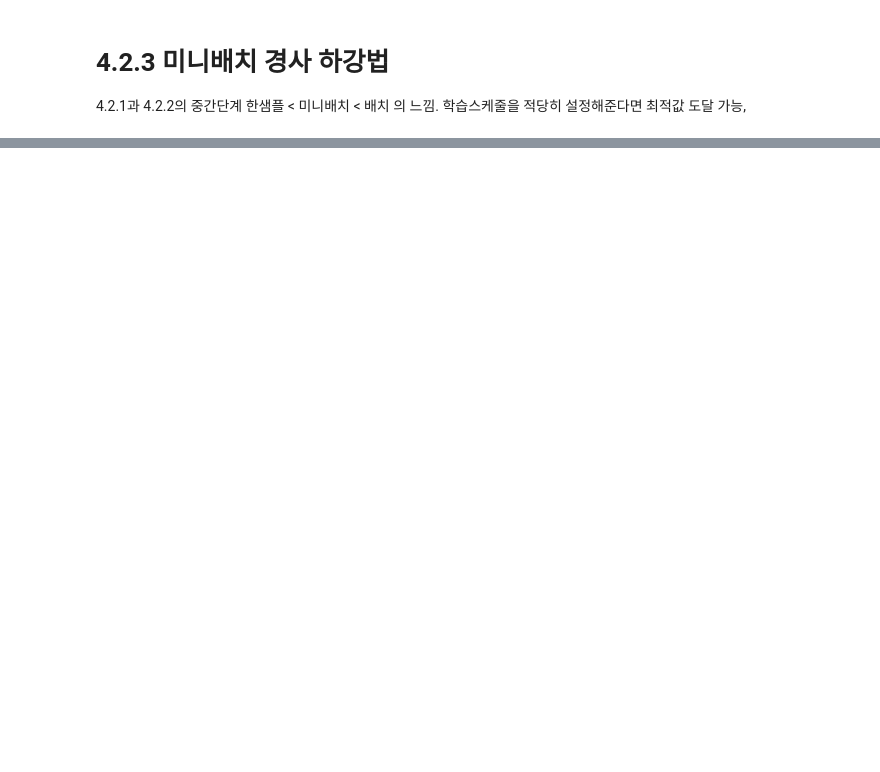
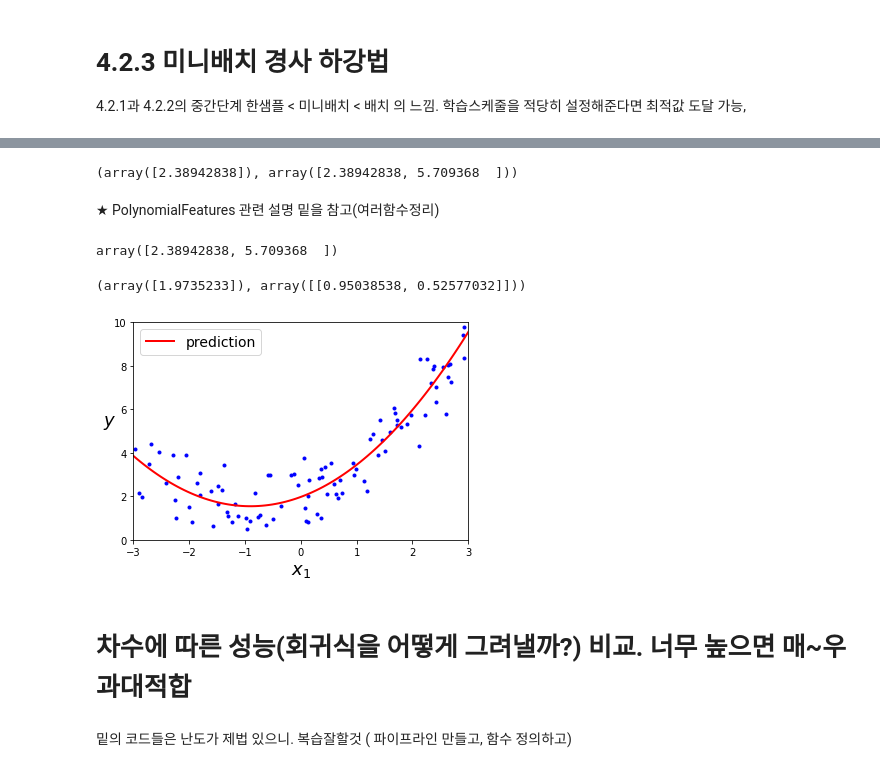
Before and after one commit to HWANG-HOE-SUN/Handson, a Jupyter notebook: MlStudy04.ipynb, the cells around one changed output, grey strips where cells are left out. Cells and saved outputs as stored; diff of their text form; code cells hidden in the pictures; blank space fills up the shorter version.

```diff
--- a/MlStudy04.ipynb
+++ b/MlStudy04.ipynb
@@ -230,0 +244,37 @@ plt.show()
+# %%
+from sklearn.preprocessing import PolynomialFeatures
+poly_features = PolynomialFeatures(degree=2, include_bias = False) # 입력으로 열벡터or행벡터만 가짐.(So,배열을 reshape 해주자. -1,1) 행으로하면 보기 안좋음
+X_poly = poly_features.fit_transform(X)
+X[0], X_poly[0] # X는 원래 입력변수. X_poly는 원래변수와 변환된변수(for2차, 다항회귀) 둘 다 포함
+# %% [output]
+(array([2.38942838]), array([2.38942838, 5.709368  ]))
+# %% [markdown]
+★ PolynomialFeatures 관련 설명 밑을 참고(여러함수정리)
+# %%
+X_poly[0] # 원래X값 과 X2차식(x의제곱)값. 이 두가지를 통해 y1, y2 두 예측값 얻을거임(y값중 왼쪽은 1차계수, 오른쪽은 2차계수 예측)
+# %% [output]
+array([2.38942838, 5.709368  ])
+# %%
+lin_reg = LinearRegression()
+lin_reg.fit(X_poly,y)
+lin_reg.intercept_,lin_reg.coef_ # 0.44x^2 + 1.07x + 2.15라고 예측했음.(식을)
+# %% [output]
+(array([1.9735233]), array([[0.95038538, 0.52577032]]))
+# %%
+X_new=np.linspace(-3, 3, 100).reshape(100, 1) #reshape을통해 행벡터를 100x1열벡터로 바꿨음,
+X_new_poly = poly_features.transform(X_new) #점 하나하나를 poly전처리 과정 거쳐야 되기에. 위의 과정처럼 0,2 범위 하나씩 뽑아서하면 안된다.
+y_new = lin_reg.predict(X_new_poly)
+plt.plot(X, y, "b.")
+plt.plot(X_new, y_new, "r-", linewidth=2, label="prediction")
+plt.xlabel("$x_1$", fontsize=18)
+plt.ylabel("$y$", rotation=0, fontsize=18)
+plt.legend(loc="upper left", fontsize=14)
+plt.axis([-3, 3, 0, 10])
+plt.savefig("quadratic_predictions_plot")
+plt.show()
+# %% [output]
+[figure, added]
+# %% [markdown]
+# 차수에 따른 성능(회귀식을 어떻게 그려낼까?) 비교. 너무 높으면 매~우 과대적합
+# %% [markdown]
+밑의 코드들은 난도가 제법 있으니. 복습잘할것 ( 파이프라인 만들고, 함수 정의하고)
```
Also changed, not shown: parts of 27 cells of this notebook.
